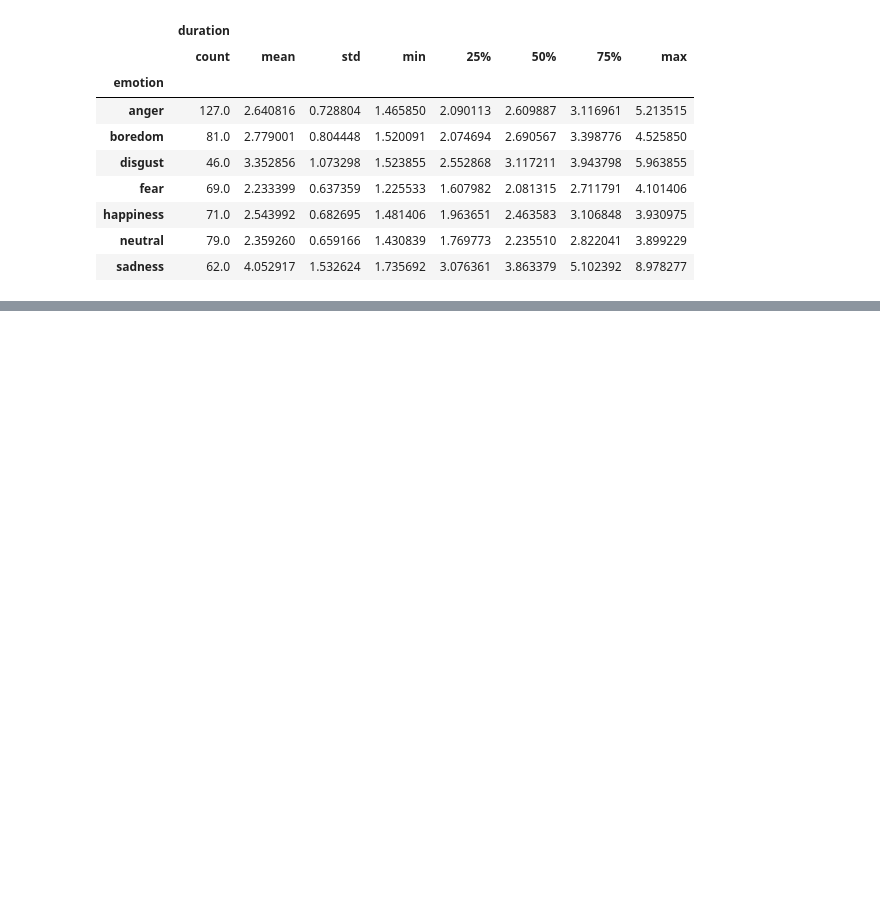
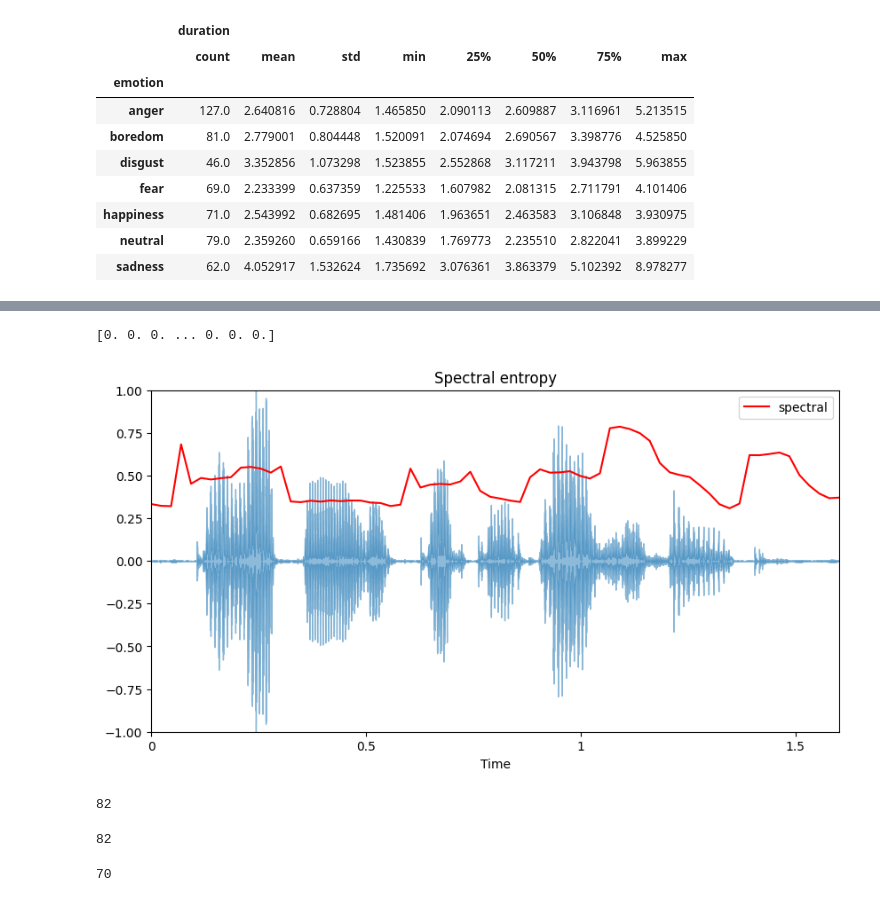
Before and after one commit to kimlindner/automatic_speech_emotion_recognition, a Jupyter notebook: notebooks/data_exploration.ipynb, the cells around one changed output, grey strips where cells are left out. Drawn from its saved outputs; the diff is of its cells as text; code cells hidden in the pictures; blank space fills up the shorter version.

```diff
--- a/notebooks/data_exploration.ipynb
+++ b/notebooks/data_exploration.ipynb
@@ -426,0 +500,10 @@ plt.plot(ZCR(audio1))
+# %%
+entropy_visualization(audio2, sample_rate2, 'Spectral entropy')
+# %% [output]
+[0. 0. 0. ... 0. 0. 0.]
+[figure, added]
+# %%
+rms = RMS_energy(audio1)
+len(rms)
+# %% [output]
+82
@@ -426,0 +526,8 @@ plt.plot(ZCR(audio1))
+# %%
+feature_length_computation(audio1, sample_rate1)
+# %% [output]
+82
+# %%
+feature_length_computation(audio2, sample_rate2)
+# %% [output]
+70
```
Also changed, not shown: parts of 90 cells of this notebook.
